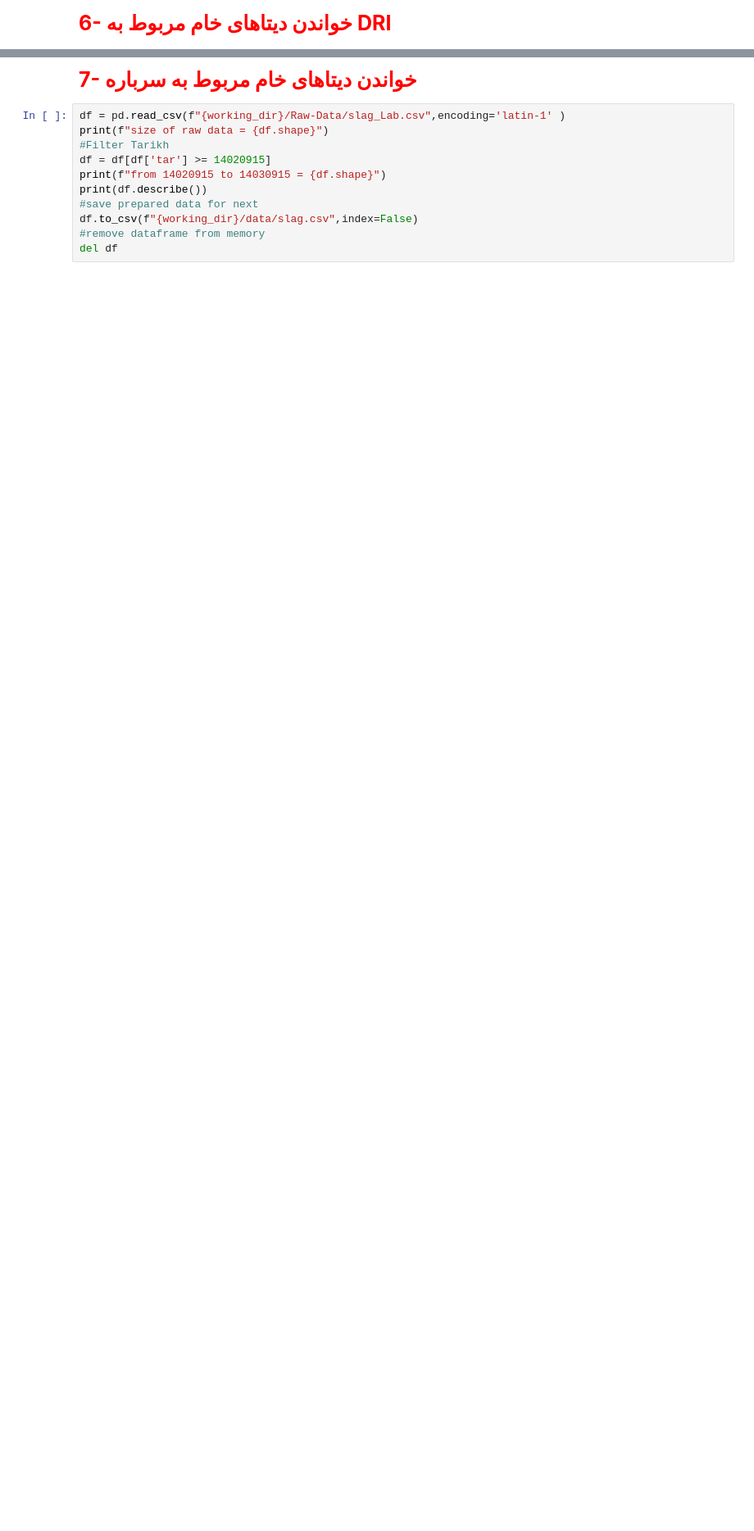
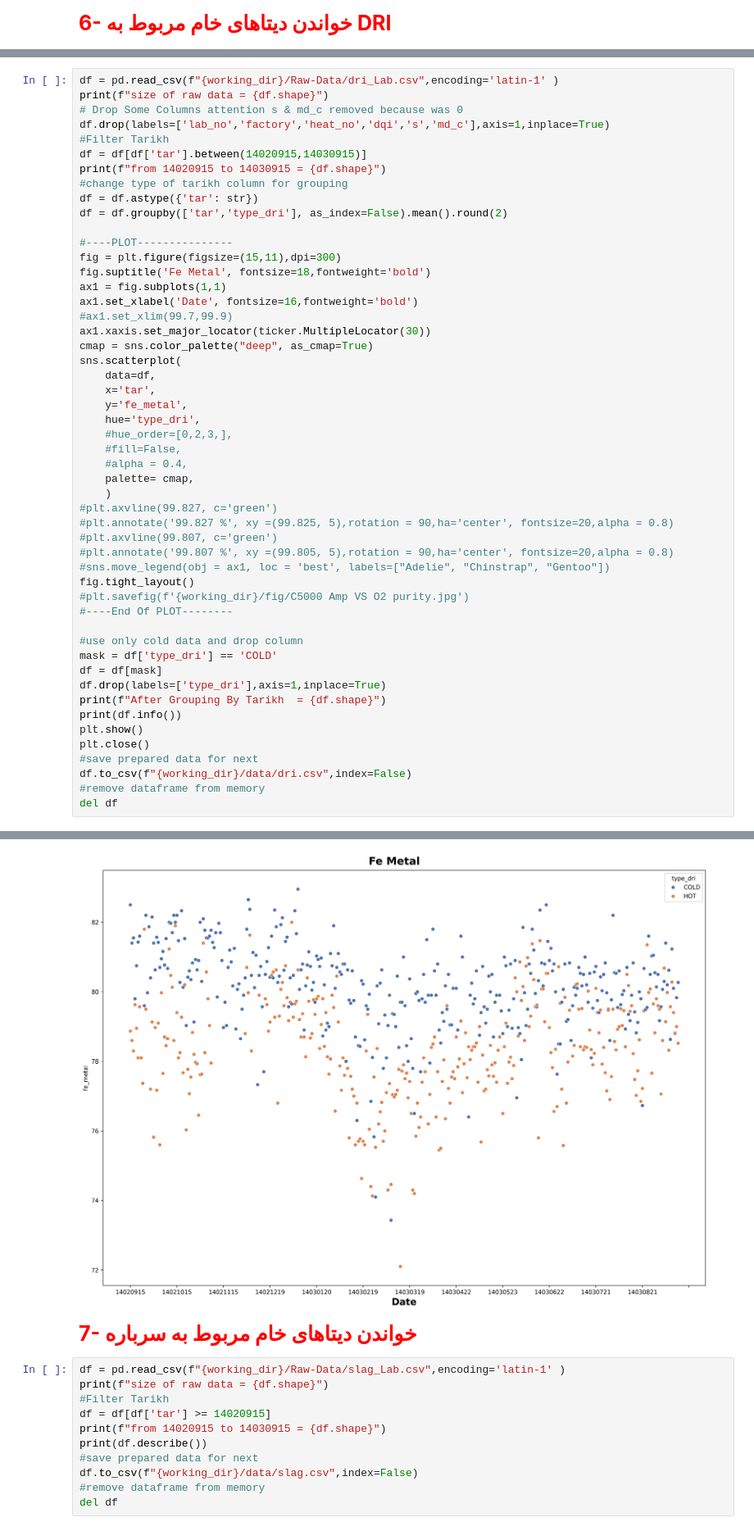
Before and after one commit to heidaralavi/EAF-Data-Analysis, a Jupyter notebook: code/prepare-data.ipynb, the cells around one changed output, grey strips where cells are left out. Shown: that part at 82% size. Saved outputs shown, nothing was run; the diff lists cells and outputs as text; blank space fills up the shorter version.

```diff
--- a/code/prepare-data.ipynb
+++ b/code/prepare-data.ipynb
@@ -237,0 +207,52 @@ max       0.132000     0.090000    15.208000    19.169000    19.458000
+# %%
+df = pd.read_csv(f"{working_dir}/Raw-Data/dri_Lab.csv",encoding='latin-1' )
+print(f"size of raw data = {df.shape}")
+# Drop Some Columns attention s & md_c removed because was 0
+df.drop(labels=['lab_no','factory','heat_no','dqi','s','md_c'],axis=1,inplace=True)
+#Filter Tarikh
+df = df[df['tar'].between(14020915,14030915)]
+print(f"from 14020915 to 14030915 = {df.shape}")
+#change type of tarikh column for grouping
+df = df.astype({'tar': str})
+df = df.groupby(['tar','type_dri'], as_index=False).mean().round(2)
+
+#----PLOT---------------
+fig = plt.figure(figsize=(15,11),dpi=300)
+fig.suptitle('Fe Metal', fontsize=18,fontweight='bold')
+ax1 = fig.subplots(1,1)
+ax1.set_xlabel('Date', fontsize=16,fontweight='bold')
+#ax1.set_xlim(99.7,99.9)
+ax1.xaxis.set_major_locator(ticker.MultipleLocator(30))
+cmap = sns.color_palette("deep", as_cmap=True)
+sns.scatterplot(
+    data=df,
+    x='tar',
+    y='fe_metal',
+    hue='type_dri',
+    #hue_order=[0,2,3,],
+    #fill=False,
+    #alpha = 0.4,
+    palette= cmap,
+    )
+#plt.axvline(99.827, c='green')
+#plt.annotate('99.827 %', xy =(99.825, 5),rotation = 90,ha='center', fontsize=20,alpha = 0.8)
+#plt.axvline(99.807, c='green')
+#plt.annotate('99.807 %', xy =(99.805, 5),rotation = 90,ha='center', fontsize=20,alpha = 0.8)
+#sns.move_legend(obj = ax1, loc = 'best', labels=["Adelie", "Chinstrap", "Gentoo"])
+fig.tight_layout()
+#plt.savefig(f'{working_dir}/fig/C5000 Amp VS O2 purity.jpg')
+#----End Of PLOT--------
+
+#use only cold data and drop column
+mask = df['type_dri'] == 'COLD'
+df = df[mask]
+df.drop(labels=['type_dri'],axis=1,inplace=True)
+print(f"After Grouping By Tarikh  = {df.shape}")
+print(df.info())
+plt.show()
+plt.close()
+#save prepared data for next
+df.to_csv(f"{working_dir}/data/dri.csv",index=False)
+#remove dataframe from memory
+del df
+# %% [output]
@@ -238,3 +276,4 @@ max       0.132000     0.090000    15.208000    19.169000    19.458000
+[figure, added]
 # %% [markdown]
 <div style="font-size: 14;color:red;font-size:25PX;font-family: arial;" align ="rigth" dir="rtl">
 <b>
```
Also changed, not shown: parts of 8 cells of this notebook, 4 other files.
